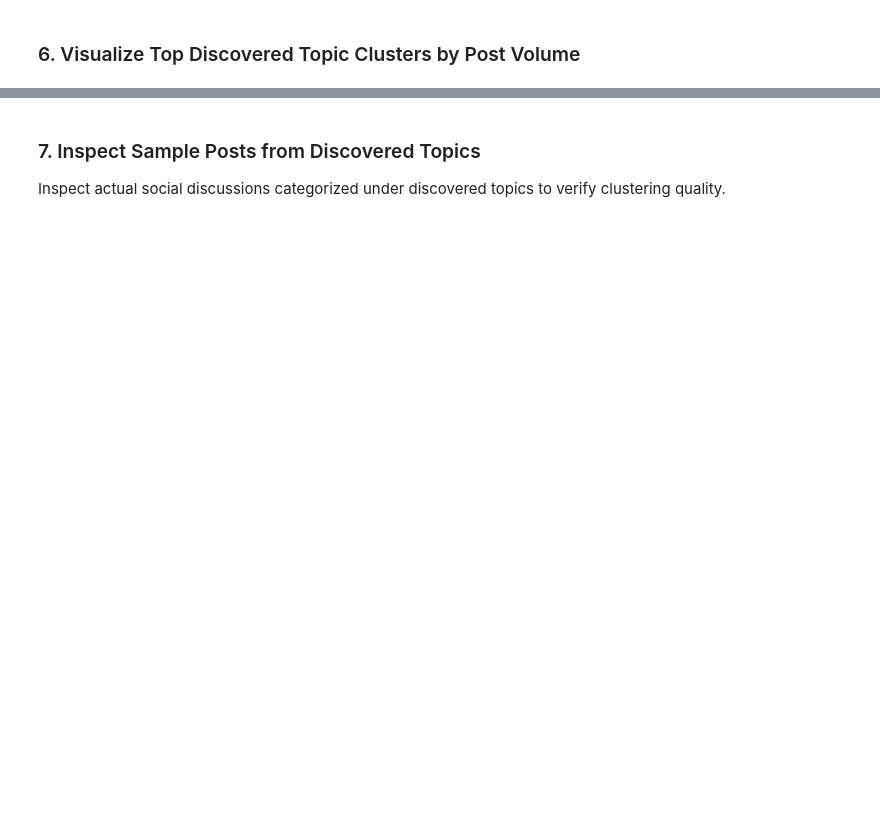
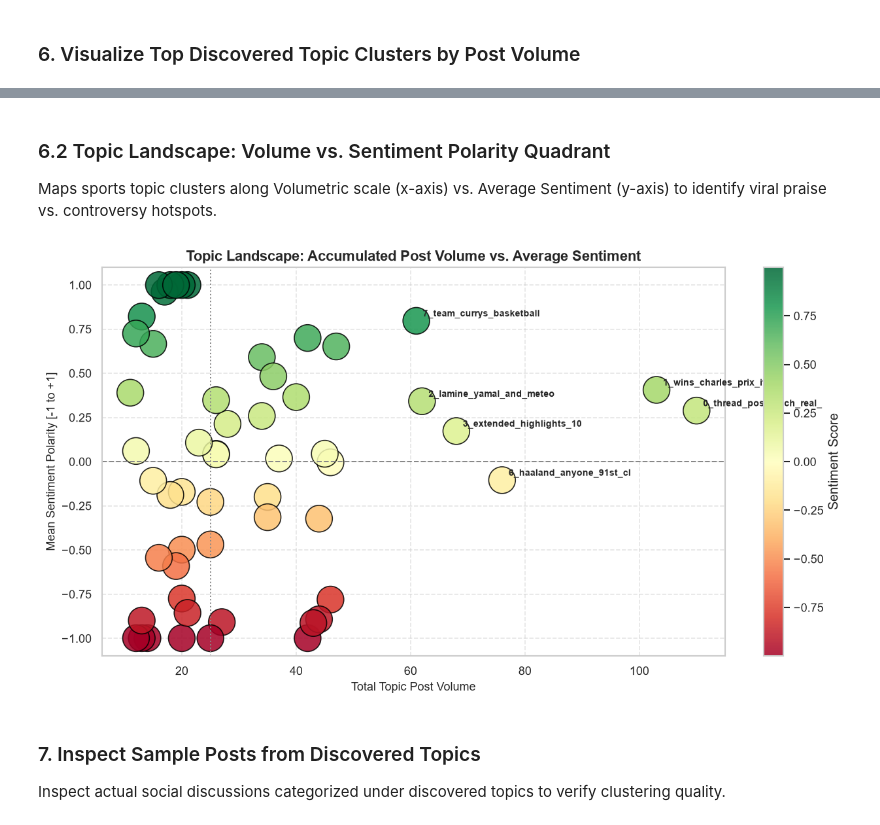
Before and after one commit to nguyenthanhcong041006/social-listening-trending, a Jupyter notebook: notebooks/02_topic_modeling_bertopic.ipynb, the cells around one changed output, grey strips where cells are left out. Cells and saved outputs as stored; diff of their text form; code cells hidden in the pictures; blank space fills up the shorter version.

```diff
--- a/notebooks/02_topic_modeling_bertopic.ipynb
+++ b/notebooks/02_topic_modeling_bertopic.ipynb
@@ -170,3 +205,68 @@ plt.show()
+# %% [markdown]
+### 6.2 Topic Landscape: Volume vs. Sentiment Polarity Quadrant
+
+Maps sports topic clusters along Volumetric scale (x-axis) vs. Average Sentiment (y-axis) to identify viral praise vs. controversy hotspots.
+# %%
+if os.path.exists('data/05_topic_tracking/tracked_topic_metrics.parquet'):
+    df_tr = pd.read_parquet('data/05_topic_tracking/tracked_topic_metrics.parquet')
+    top_summary = df_tr.groupby('topic_id').agg({
+        'topic_volume': 'sum',
+        'avg_sentiment': 'mean',
+        'engagement': 'sum'
+    }).reset_index()
+
+    topic_info_p = 'data/04_topics/topic_info.csv'
+    if os.path.exists(topic_info_p):
+        ti = pd.read_csv(topic_info_p)
+        name_map = dict(zip(ti['Topic'], ti['Name']))
+        top_summary['topic_name'] = top_summary['topic_id'].map(name_map)
+    else:
+        top_summary['topic_name'] = 'Topic_' + top_summary['topic_id'].astype(str)
+
+    # Filter out outlier topic -1
+    top_summary = top_summary[top_summary['topic_id'] != -1]
+
+    plt.figure(figsize=(11, 6))
+    sizes = np.clip(top_summary['engagement'] / 8, 40, 600)
+    scatter = plt.scatter(
+        top_summary['topic_volume'],
+        top_summary['avg_sentiment'],
+        s=sizes,
+        c=top_summary['avg_sentiment'],
+        cmap='RdYlGn',
+        alpha=0.85,
+        edgecolor='black',
+        linewidth=1
+    )
+
+    # Reference quadrant lines
+    plt.axhline(y=0.0, color='#888888', linestyle='--', lw=1.2)
+    med_vol = top_summary['topic_volume'].median()
+    plt.axvline(x=med_vol, color='#888888', linestyle=':', lw=1.2, label=f'Median Volume ({int(med_vol)})')
+
+    # Annotate top 6 largest topics
+    top_6 = top_summary.sort_values(by='topic_volume', ascending=False).head(6)
+    for _, r in top_6.iterrows():
+        short_name = str(r['topic_name'])[:24]
+        plt.annotate(
+            short_name,
+            xy=(r['topic_volume'], r['avg_sentiment']),
+            xytext=(6, 4),
+            textcoords='offset points',
+            fontsize=8.5,
+            fontweight='bold'
+        )
+
+    plt.title('Topic Landscape: Accumulated Post Volume vs. Average Sentiment', fontsize=13, fontweight='bold')
+    plt.xlabel('Total Topic Post Volume', fontsize=11)
+    plt.ylabel('Mean Sentiment Polarity [-1 to +1]', fontsize=11)
+    cbar = plt.colorbar(scatter)
+    cbar.set_label('Sentiment Score')
+    plt.grid(True, linestyle='--', alpha=0.5)
+    plt.tight_layout()
+    plt.show()
+# %% [output]
+[figure, added]
 # %% [markdown]
 ### 7. Inspect Sample Posts from Discovered Topics
 Inspect actual social discussions categorized under discovered topics to verify clustering quality.
```
Also changed, not shown: parts of 8 cells of this notebook, 7 other files.
